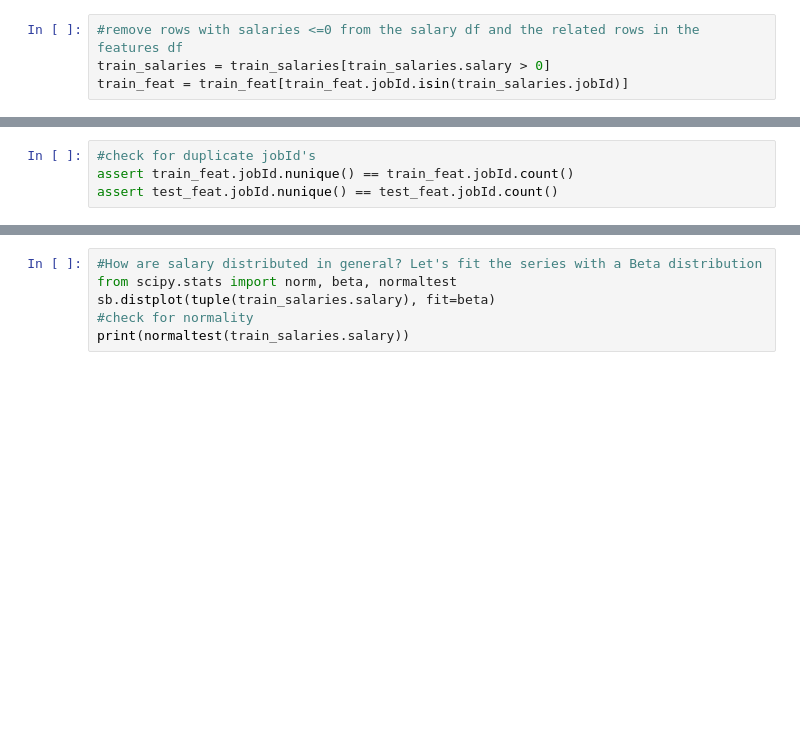
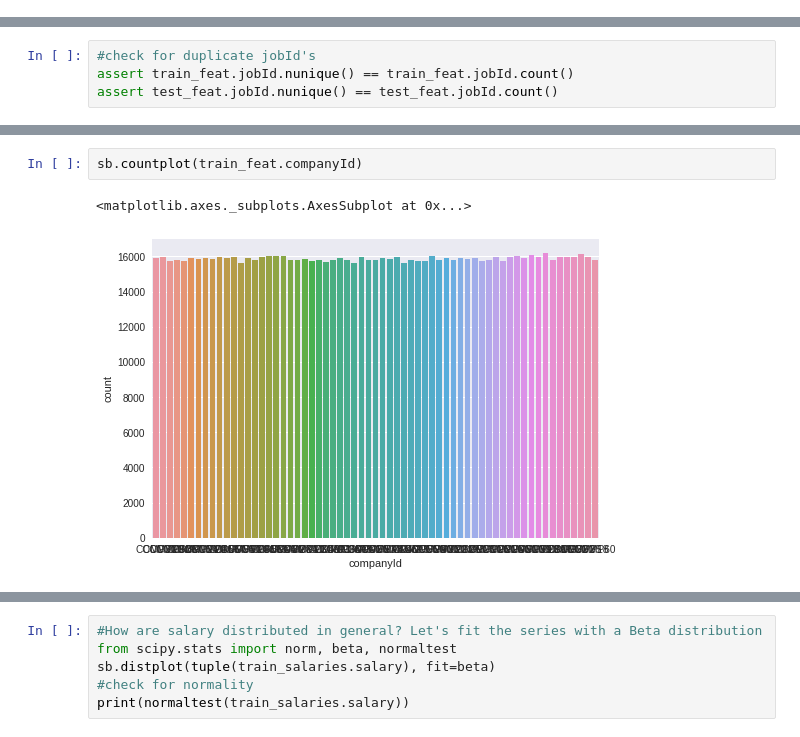
Before and after one commit to liapunov/HRdata, a Jupyter notebook: HRdataNotebook.ipynb, the cells around one changed output, grey strips where cells are left out. Cells and saved outputs as stored; diff of their text form; blank space fills up the shorter version.

```diff
--- a/HRdataNotebook.ipynb
+++ b/HRdataNotebook.ipynb
@@ -60,4 +50,0 @@ sb.countplot(tuple(train_feat[(train_feat.degree=="NONE")].milesFromMetropolis))
-# %%
-#remove rows with salaries <=0 from the salary df and the related rows in the features df
-train_salaries = train_salaries[train_salaries.salary > 0]
-train_feat = train_feat[train_feat.jobId.isin(train_salaries.jobId)]
@@ -69,0 +100,5 @@ assert test_feat.jobId.nunique() == test_feat.jobId.count()
+# %%
+sb.countplot(train_feat.companyId)
+# %% [output]
+<matplotlib.axes._subplots.AxesSubplot at 0x...>
+[figure, added]
```
Also changed, not shown: parts of 33 cells of this notebook.
